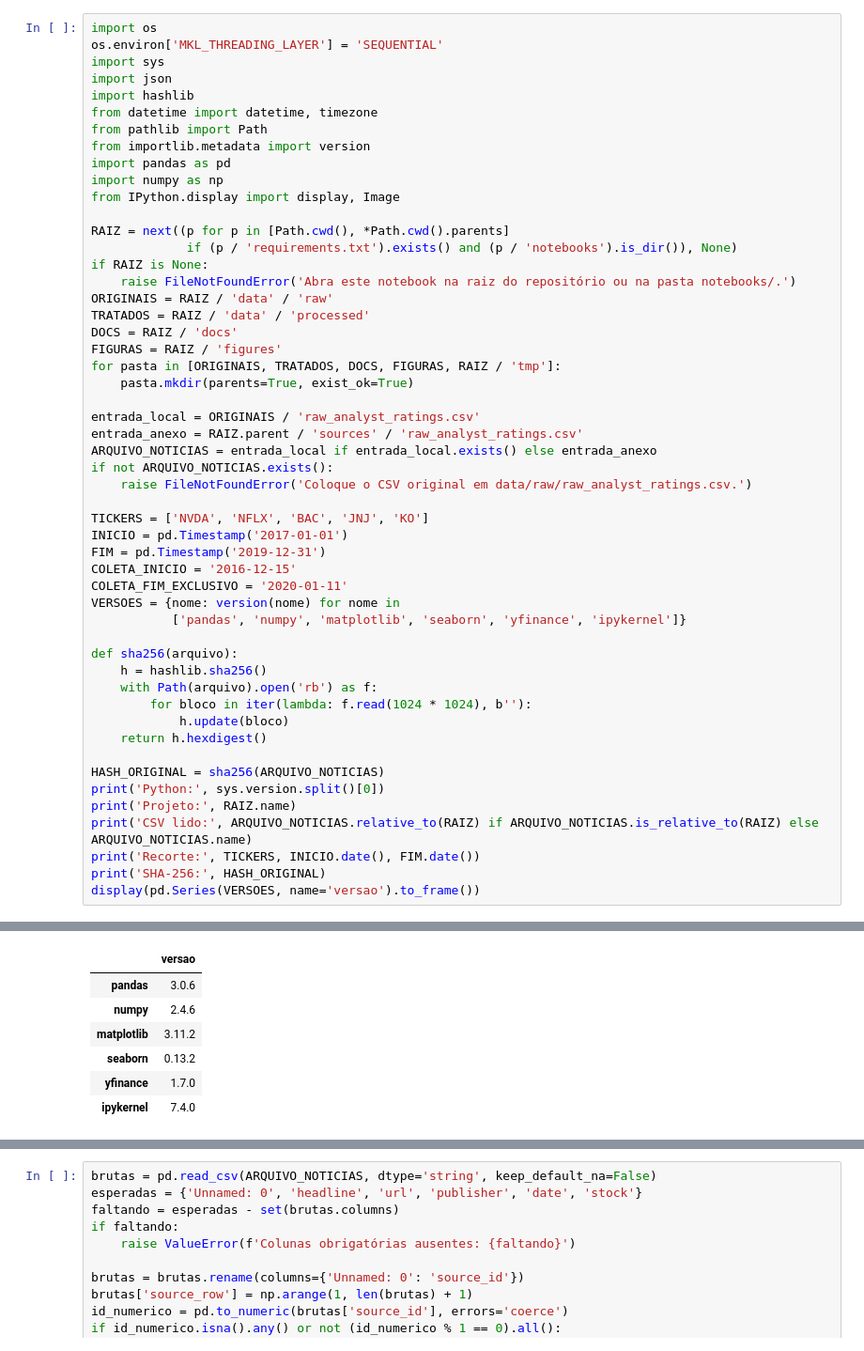
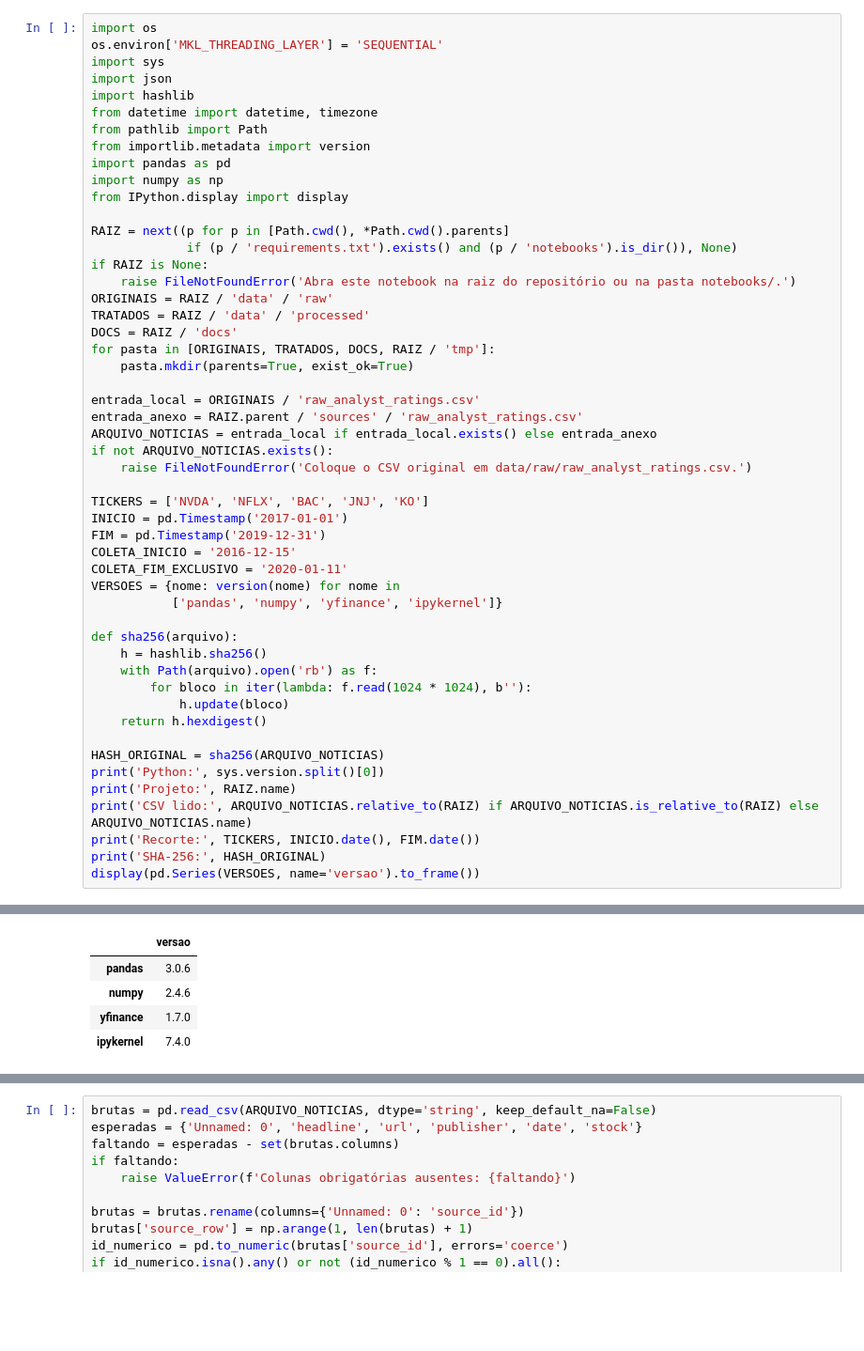
Before and after one commit to caiocouto30-boop/projeto-sentimento-acoes, a Jupyter notebook: notebooks/01_preparacao_inicial.ipynb, the cells around one changed output, grey strips where cells are left out. Shown at 94% size. Cells and saved outputs as stored; diff of their text form; blank space fills up the shorter version.

```diff
--- a/notebooks/01_preparacao_inicial.ipynb
+++ b/notebooks/01_preparacao_inicial.ipynb
@@ -32,7 +23,7 @@ from pathlib import Path
 from importlib.metadata import version
 import pandas as pd
 import numpy as np
-from IPython.display import display, Image
+from IPython.display import display
 
 RAIZ = next((p for p in [Path.cwd(), *Path.cwd().parents]
              if (p / 'requirements.txt').exists() and (p / 'notebooks').is_dir()), None)
@@ -41,8 +32,7 @@ if RAIZ is None:
 ORIGINAIS = RAIZ / 'data' / 'raw'
 TRATADOS = RAIZ / 'data' / 'processed'
 DOCS = RAIZ / 'docs'
-FIGURAS = RAIZ / 'figures'
-for pasta in [ORIGINAIS, TRATADOS, DOCS, FIGURAS, RAIZ / 'tmp']:
+for pasta in [ORIGINAIS, TRATADOS, DOCS, RAIZ / 'tmp']:
     pasta.mkdir(parents=True, exist_ok=True)
 
 entrada_local = ORIGINAIS / 'raw_analyst_ratings.csv'
@@ -57,7 +47,7 @@ FIM = pd.Timestamp('2019-12-31')
 COLETA_INICIO = '2016-12-15'
 COLETA_FIM_EXCLUSIVO = '2020-01-11'
 VERSOES = {nome: version(nome) for nome in
-           ['pandas', 'numpy', 'matplotlib', 'seaborn', 'yfinance', 'ipykernel']}
+           ['pandas', 'numpy', 'yfinance', 'ipykernel']}
 
 def sha256(arquivo):
     h = hashlib.sha256()
@@ -80,10 +70,8 @@ CSV lido: data/raw/raw_analyst_ratings.csv
 Recorte: ['NVDA', 'NFLX', 'BAC', 'JNJ', 'KO'] 2017-01-01 2019-12-31
 SHA-256: 609289a49dc8af2bd28a8466dffd9663521237026f1040c0f238010b29135fb6
 |  | versao |
 | pandas | 3.0.6 |
 | numpy | 2.4.6 |
-| matplotlib | 3.11.2 |
-| seaborn | 0.13.2 |
 | yfinance | 1.7.0 |
 | ipykernel | 7.4.0 |
 # %% [markdown]
```
Also changed, not shown: parts of 22 cells of this notebook, 48 other files.
